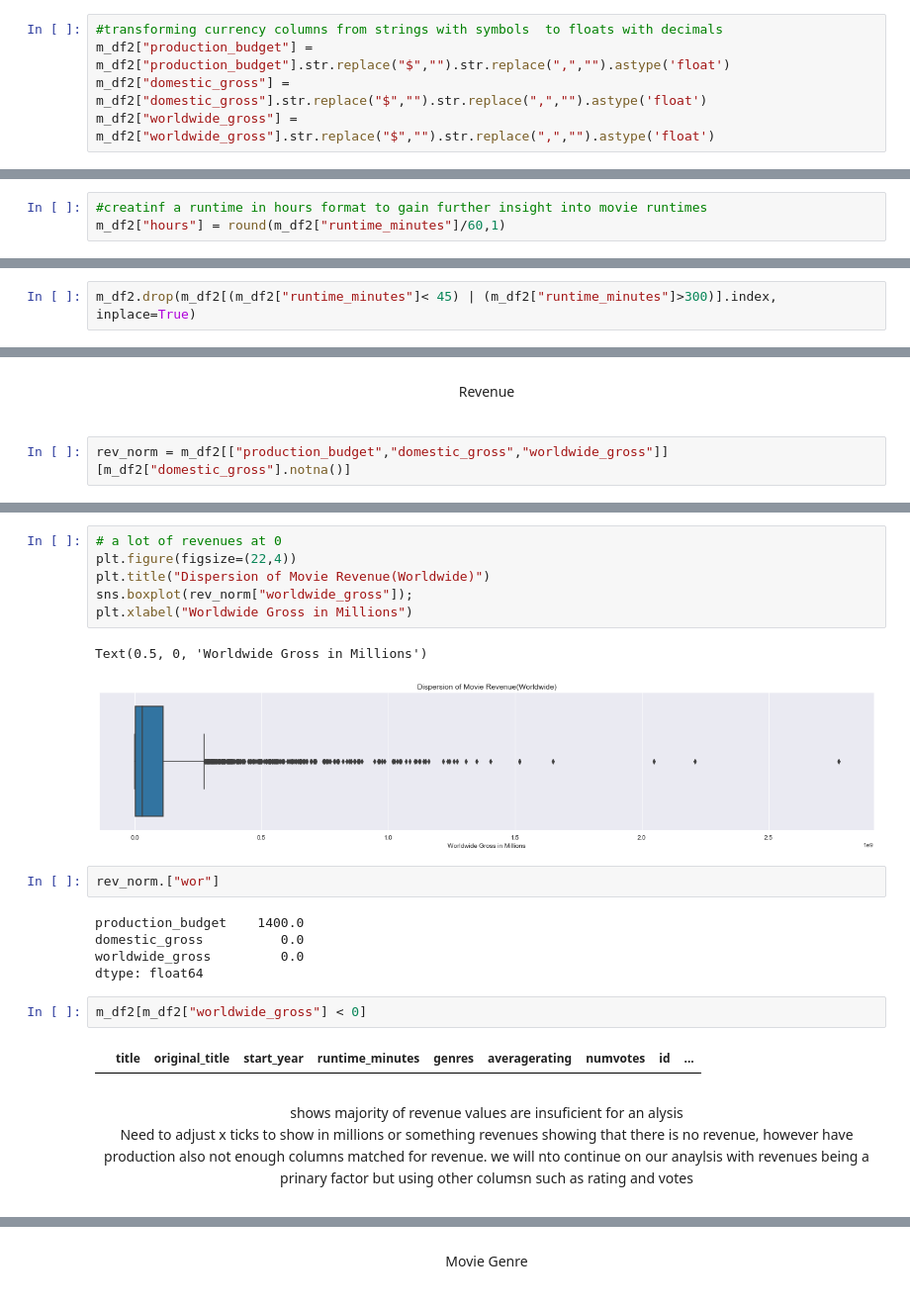
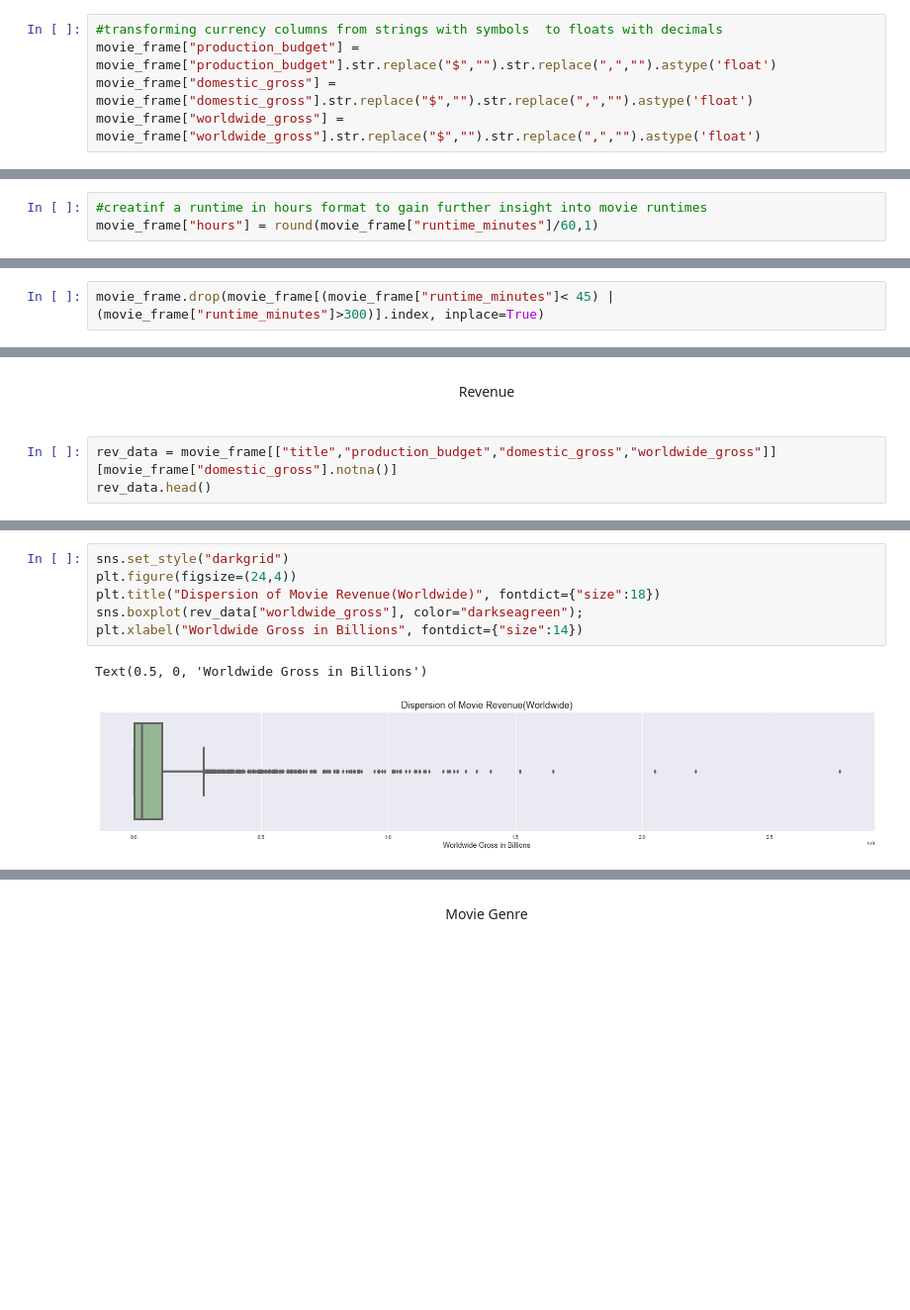
Before and after one commit to DonnieData/dsc-mod-1-project-v2-1-onl01-dtsc-pt-012120, a Jupyter notebook: student.ipynb, the cells around one changed output, grey strips where cells are left out. Shown at 99% size. Cells and saved outputs as stored; diff of their text form; blank space fills up the shorter version.

```diff
--- a/student.ipynb
+++ b/student.ipynb
@@ -197,6 +169,6 @@ float64
 # %%
 #transforming currency columns from strings with symbols  to floats with decimals
-m_df2["production_budget"] = m_df2["production_budget"].str.replace("$","").str.replace(",","").astype('float')
-m_df2["domestic_gross"] = m_df2["domestic_gross"].str.replace("$","").str.replace(",","").astype('float')
-m_df2["worldwide_gross"] = m_df2["worldwide_gross"].str.replace("$","").str.replace(",","").astype('float')
+movie_frame["production_budget"] = movie_frame["production_budget"].str.replace("$","").str.replace(",","").astype('float')
+movie_frame["domestic_gross"] = movie_frame["domestic_gross"].str.replace("$","").str.replace(",","").astype('float')
+movie_frame["worldwide_gross"] = movie_frame["worldwide_gross"].str.replace("$","").str.replace(",","").astype('float')
 # %%
@@ -226,6 +198,6 @@ Runtime
  </p></center>
 # %%
 #creatinf a runtime in hours format to gain further insight into movie runtimes
-m_df2["hours"] = round(m_df2["runtime_minutes"]/60,1)
+movie_frame["hours"] = round(movie_frame["runtime_minutes"]/60,1)
 # %%
 #reviewing hours format agaisnt original minutes format and how it can be interpreted to gain insight
@@ -247,5 +219,5 @@ len(m_df2["hours"][m_df2["hours"].notna()])
 # %%
-m_df2.drop(m_df2[(m_df2["runtime_minutes"]< 45) | (m_df2["runtime_minutes"]>300)].index, inplace=True)
+movie_frame.drop(movie_frame[(movie_frame["runtime_minutes"]< 45) | (movie_frame["runtime_minutes"]>300)].index, inplace=True)
 # %% [markdown]
 <p style="border:0.2px; border-style:solid; border-color:#A9A9A9; padding: 0.5em;font-size:14px;border-width:medium; text-align:center;">
     Movie Runtimes Insight
@@ -283,4 +255,5 @@ will try omitting movies less than 45minuts and more than 180 minutes(3 hours) i
 Revenue
  </p></center>
 # %%
-rev_norm = m_df2[["production_budget","domestic_gross","worldwide_gross"]][m_df2["domestic_gross"].notna()]
+rev_data = movie_frame[["title","production_budget","domestic_gross","worldwide_gross"]][movie_frame["domestic_gross"].notna()]
+rev_data.head()
@@ -312,27 +292,9 @@ m_df2[m_df2["worldwide_gross"] == 0].head()
 # %%
-# a lot of revenues at 0
-plt.figure(figsize=(22,4))
-plt.title("Dispersion of Movie Revenue(Worldwide)")
-sns.boxplot(rev_norm["worldwide_gross"]);
-plt.xlabel("Worldwide Gross in Millions")
+sns.set_style("darkgrid")
+plt.figure(figsize=(24,4))
+plt.title("Dispersion of Movie Revenue(Worldwide)", fontdict={"size":18})
+sns.boxplot(rev_data["worldwide_gross"], color="darkseagreen");
+plt.xlabel("Worldwide Gross in Billions", fontdict={"size":14})
 # %% [output]
-Text(0.5, 0, 'Worldwide Gross in Millions')
+Text(0.5, 0, 'Worldwide Gross in Billions')
-[figure, old version]
+[figure, new version]
-# %%
-rev_norm.["wor"]
-# %% [output]
-production_budget    1400.0
-domestic_gross          0.0
-worldwide_gross         0.0
-dtype: float64
-# %%
-m_df2[m_df2["worldwide_gross"] < 0]
-# %% [output]
-|  | title | original_title | start_year | runtime_minutes | genres | averagerating | numvotes | id | ... |
-# %% [markdown]
-<p style="border:0.2px; border-style:solid; border-color:#A9A9A9; padding: 0.5em;font-size:14px;border-width:medium; text-align:center;">
-shows majority of revenue values are insuficient for an alysis <br>
-    Need to adjust x ticks to show in millions or something revenues showing that there is no revenue, however have production
-also not enough columns matched for revenue. we will nto continue on our anaylsis with revenues being a prinary factor
-but using other columsn such as rating and votes
- </p>
```
Also changed, not shown: parts of 112 cells of this notebook.
